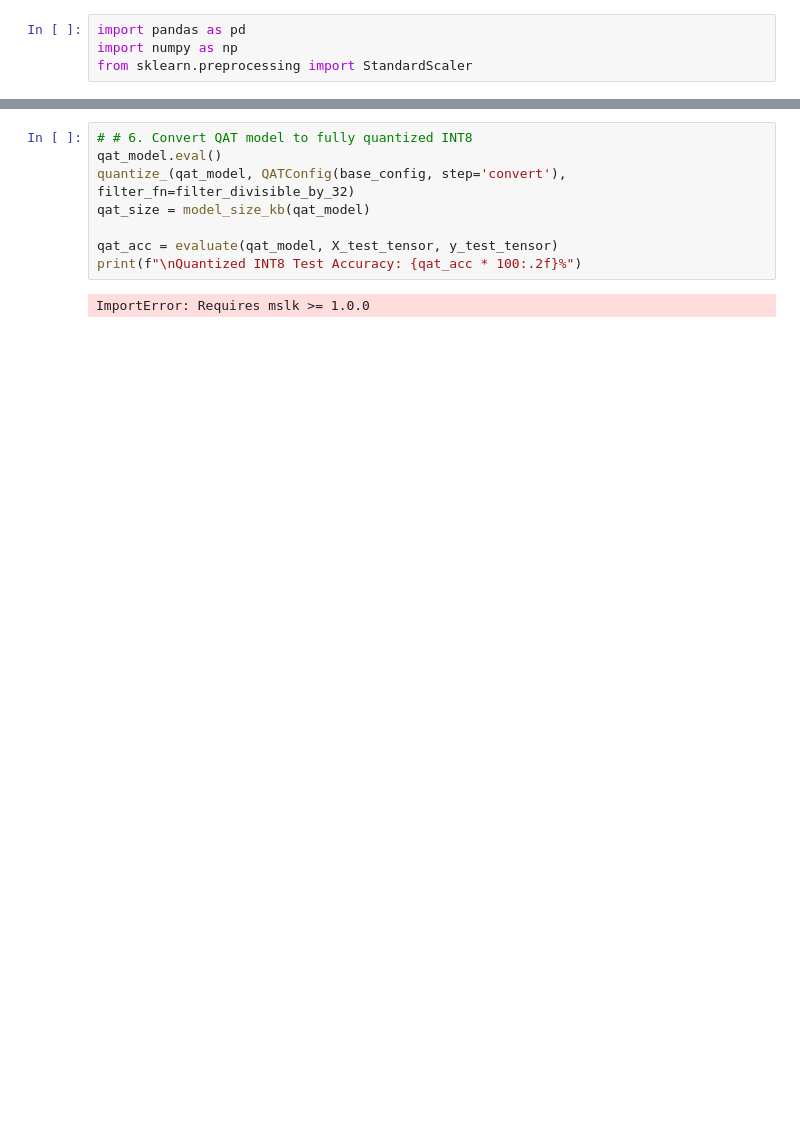
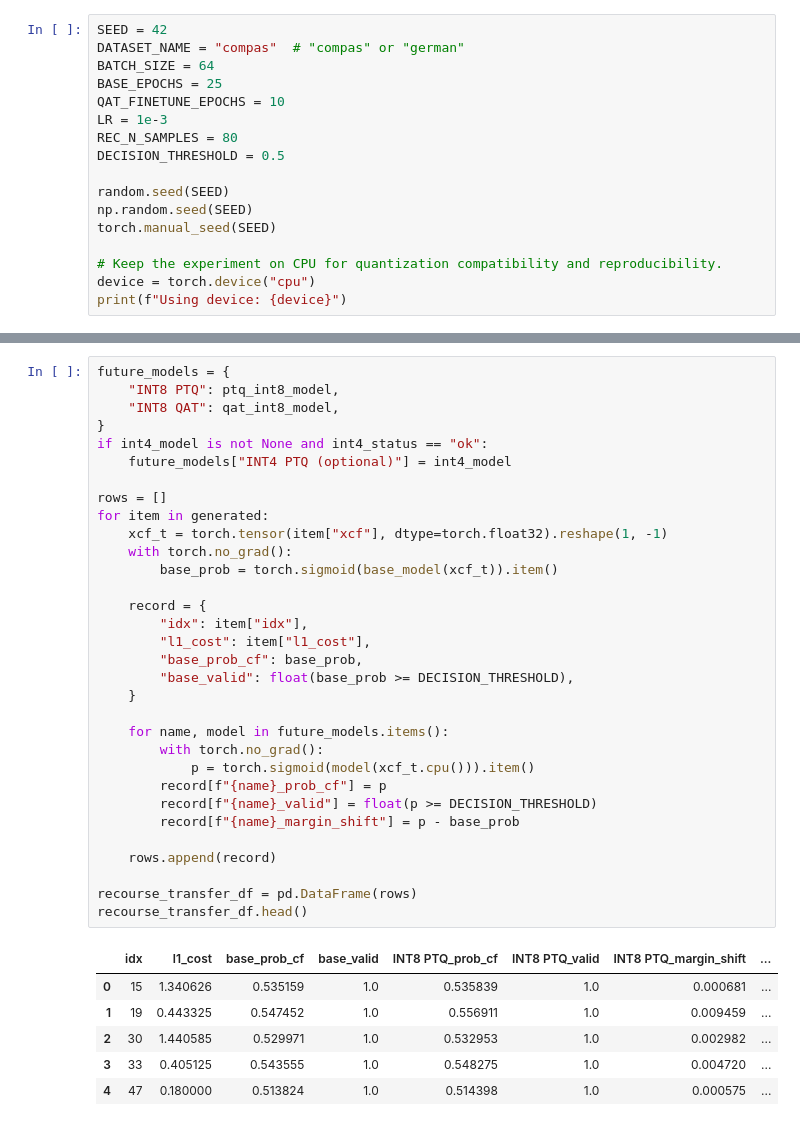
Before and after one commit to HashirA123/quantized_recourse, a Jupyter notebook: experiments.ipynb, the cells around one changed output, grey strips where cells are left out. Saved outputs shown, nothing was run; the diff lists cells and outputs as text; blank space fills up the shorter version.

```diff
--- a/experiments.ipynb
+++ b/experiments.ipynb
@@ -9,4 +38,17 @@ from torch.utils.data import DataLoader, TensorDataset
 # %%
-import pandas as pd
-import numpy as np
-from sklearn.preprocessing import StandardScaler
+SEED = 42
+DATASET_NAME = "compas"  # "compas" or "german"
+BATCH_SIZE = 64
+BASE_EPOCHS = 25
+QAT_FINETUNE_EPOCHS = 10
+LR = 1e-3
+REC_N_SAMPLES = 80
+DECISION_THRESHOLD = 0.5
+
+random.seed(SEED)
+np.random.seed(SEED)
+torch.manual_seed(SEED)
+
+# Keep the experiment on CPU for quantization compatibility and reproducibility.
+device = torch.device("cpu")
+print(f"Using device: {device}")
@@ -202,11 +520,40 @@ def model_size_kb(m):
 # %%
-# # 6. Convert QAT model to fully quantized INT8
-qat_model.eval()
-quantize_(qat_model, QATConfig(base_config, step='convert'), filter_fn=filter_divisible_by_32)
-qat_size = model_size_kb(qat_model)
+future_models = {
+    "INT8 PTQ": ptq_int8_model,
+    "INT8 QAT": qat_int8_model,
+}
+if int4_model is not None and int4_status == "ok":
+    future_models["INT4 PTQ (optional)"] = int4_model
 
-qat_acc = evaluate(qat_model, X_test_tensor, y_test_tensor)
-print(f"\nQuantized INT8 Test Accuracy: {qat_acc * 100:.2f}%")
+rows = []
+for item in generated:
+    xcf_t = torch.tensor(item["xcf"], dtype=torch.float32).reshape(1, -1)
+    with torch.no_grad():
+        base_prob = torch.sigmoid(base_model(xcf_t)).item()
+
+    record = {
+        "idx": item["idx"],
+        "l1_cost": item["l1_cost"],
+        "base_prob_cf": base_prob,
+        "base_valid": float(base_prob >= DECISION_THRESHOLD),
+    }
+
+    for name, model in future_models.items():
+        with torch.no_grad():
+            p = torch.sigmoid(model(xcf_t.cpu())).item()
+        record[f"{name}_prob_cf"] = p
+        record[f"{name}_valid"] = float(p >= DECISION_THRESHOLD)
+        record[f"{name}_margin_shift"] = p - base_prob
+
+    rows.append(record)
+
+recourse_transfer_df = pd.DataFrame(rows)
+recourse_transfer_df.head()
 # %% [output]
-ImportError: Requires mslk >= 1.0.0
+|  | idx | l1_cost | base_prob_cf | base_valid | INT8 PTQ_prob_cf | INT8 PTQ_valid | INT8 PTQ_margin_shift | ... |
+| 0 | 15 | 1.340626 | 0.535159 | 1.0 | 0.535839 | 1.0 | 0.000681 | ... |
+| 1 | 19 | 0.443325 | 0.547452 | 1.0 | 0.556911 | 1.0 | 0.009459 | ... |
+| 2 | 30 | 1.440585 | 0.529971 | 1.0 | 0.532953 | 1.0 | 0.002982 | ... |
+| 3 | 33 | 0.405125 | 0.543555 | 1.0 | 0.548275 | 1.0 | 0.004720 | ... |
+| 4 | 47 | 0.180000 | 0.513824 | 1.0 | 0.514398 | 1.0 | 0.000575 | ... |
 # %%
```
Also changed, not shown: parts of 23 cells of this notebook, 1 other file.
